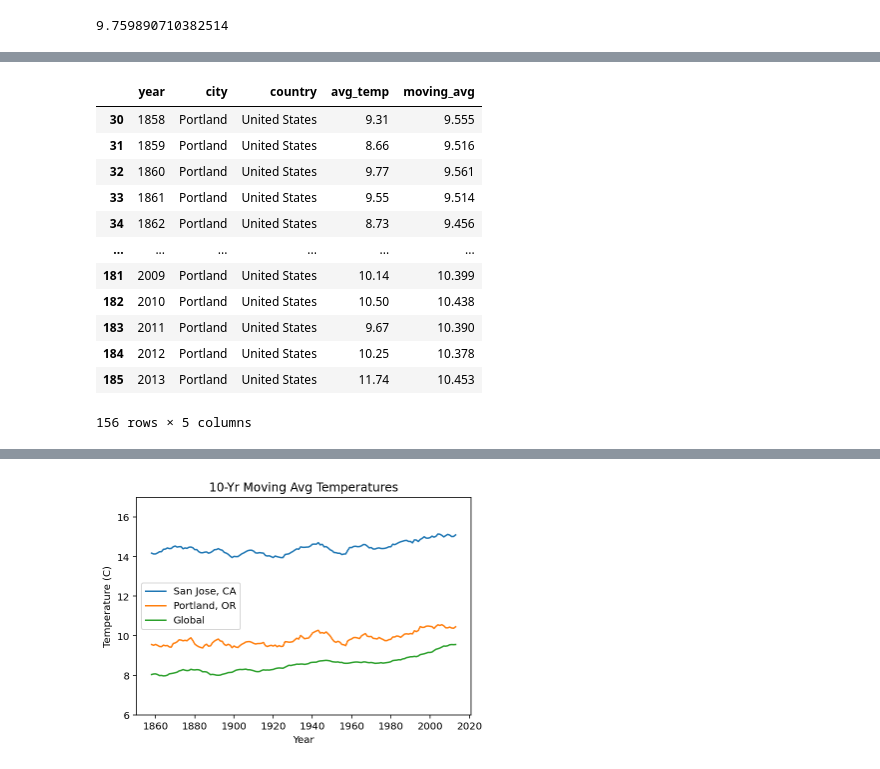
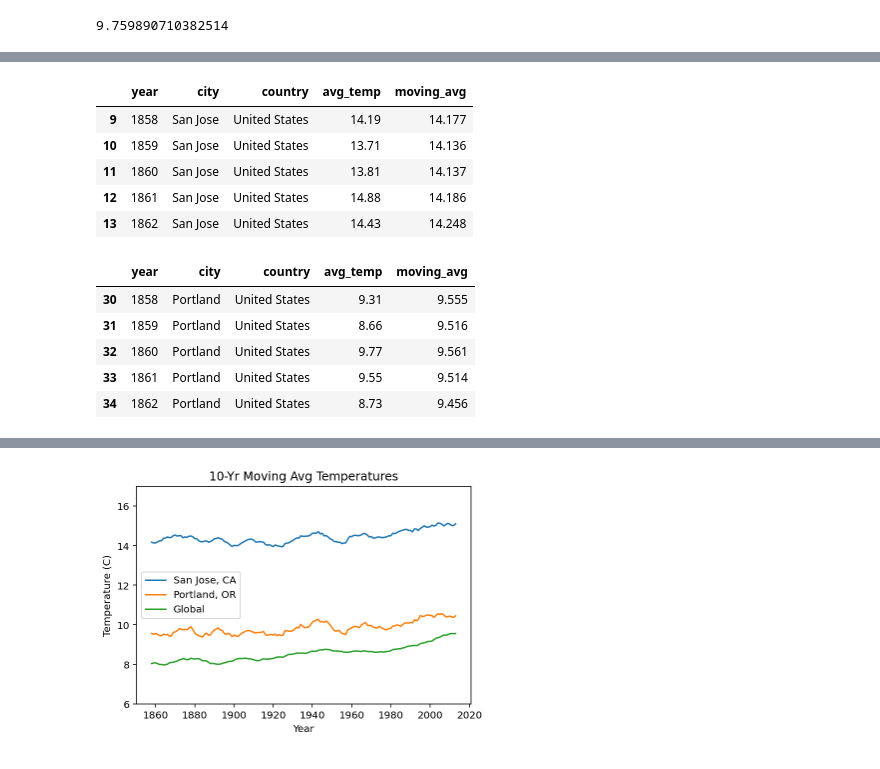
Before and after one commit to evanchen13/explore-weather-trends, a Jupyter notebook: weather-trends.ipynb, the cells around one changed output, grey strips where cells are left out. Drawn from its saved outputs; the diff is of its cells as text; code cells hidden in the pictures.

```diff
--- a/weather-trends.ipynb
+++ b/weather-trends.ipynb
@@ -101,21 +206,24 @@ sj_weather_new
+# %%
+sj_weather_new = sj_weather[sj_weather['year'] >= 1858]
+sj_weather_new.head()
+# %% [output]
+|  | year | city | country | avg_temp | moving_avg |
+| 9 | 1858 | San Jose | United States | 14.19 | 14.177 |
+| 10 | 1859 | San Jose | United States | 13.71 | 14.136 |
+| 11 | 1860 | San Jose | United States | 13.81 | 14.137 |
+| 12 | 1861 | San Jose | United States | 14.88 | 14.186 |
+| 13 | 1862 | San Jose | United States | 14.43 | 14.248 |
 # %%
 pdx_weather['moving_avg'] = pdx_weather['avg_temp'].rolling(window=10).mean()
 pdx_weather_new = pdx_weather[pdx_weather['year'] >= 1858]
-pdx_weather_new
+pdx_weather_new.head()
 # %% [output]
 |  | year | city | country | avg_temp | moving_avg |
 | 30 | 1858 | Portland | United States | 9.31 | 9.555 |
 | 31 | 1859 | Portland | United States | 8.66 | 9.516 |
 | 32 | 1860 | Portland | United States | 9.77 | 9.561 |
 | 33 | 1861 | Portland | United States | 9.55 | 9.514 |
 | 34 | 1862 | Portland | United States | 8.73 | 9.456 |
-| ... | ... | ... | ... | ... | ... |
-| 181 | 2009 | Portland | United States | 10.14 | 10.399 |
-| 182 | 2010 | Portland | United States | 10.50 | 10.438 |
-| 183 | 2011 | Portland | United States | 9.67 | 10.390 |
-| 184 | 2012 | Portland | United States | 10.25 | 10.378 |
-| 185 | 2013 | Portland | United States | 11.74 | 10.453 |
-156 rows × 5 columns
 # %%
 global_weather['moving_avg'] = global_weather['avg_temp'].rolling(window=10).mean()
 global_weather_new = global_weather[(global_weather['year'] >= 1858) & (global_weather['year'] <= 2013)]
```
Also changed, not shown: parts of 21 cells of this notebook.
